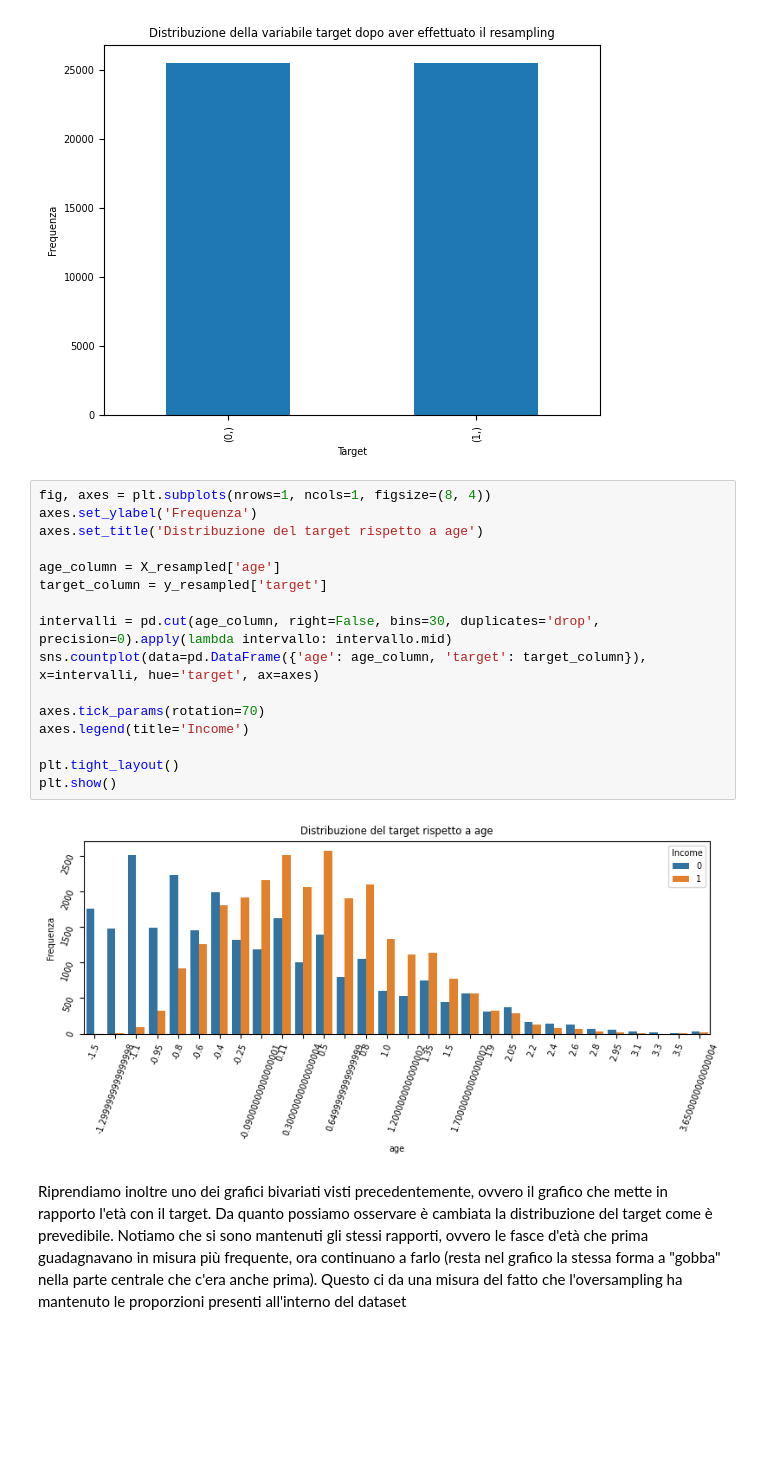
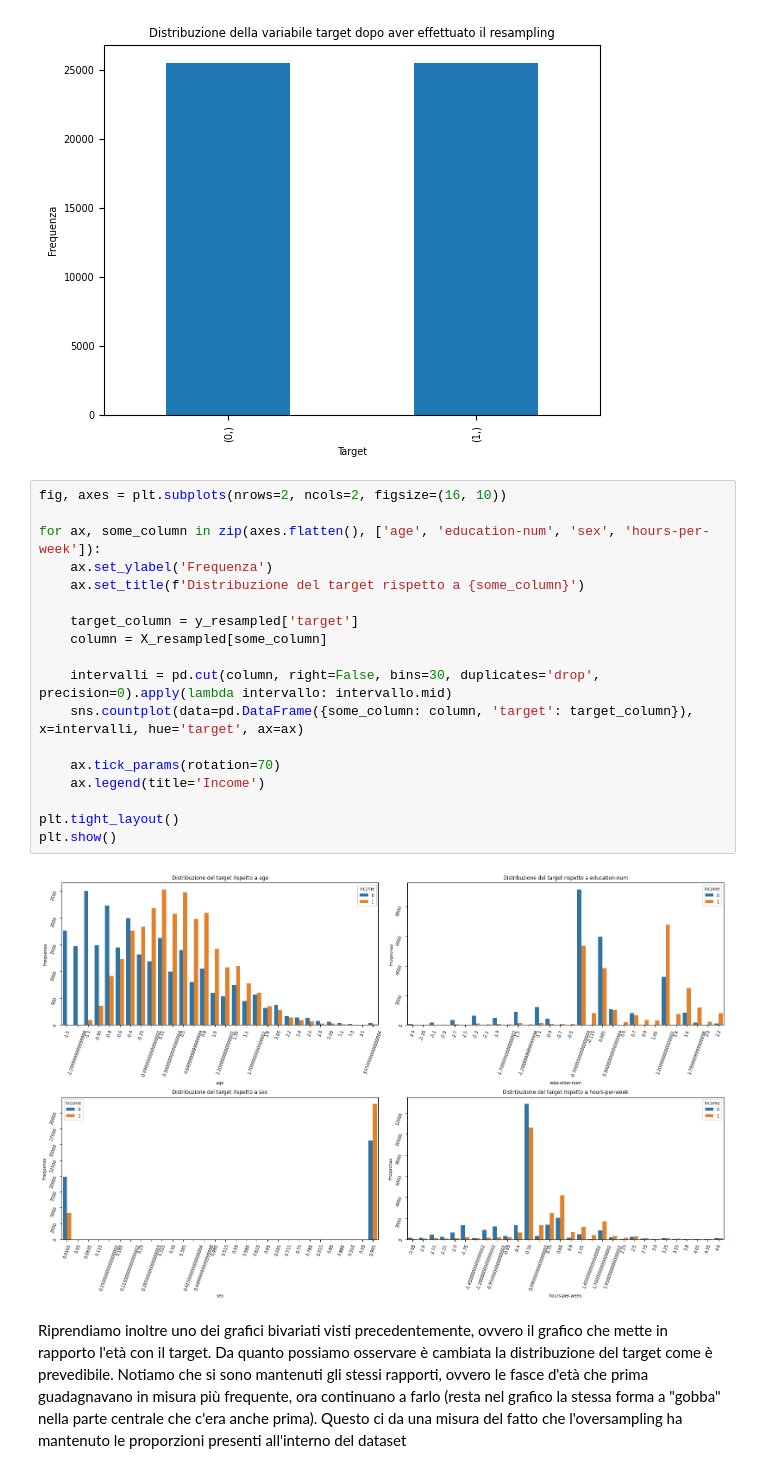
Before and after one commit to NicoSanse/ML_Project, a Jupyter notebook: Project.ipynb, the cells around one changed output. Cells and saved outputs as stored; diff of their text form; blank space fills up the shorter version.

```diff
--- a/Project.ipynb
+++ b/Project.ipynb
@@ -1203,23 +1203,25 @@ target
 Name: count, dtype: int64
 [figure]
 # %%
-fig, axes = plt.subplots(nrows=1, ncols=1, figsize=(8, 4))
-axes.set_ylabel('Frequenza')
-axes.set_title('Distribuzione del target rispetto a age')
+fig, axes = plt.subplots(nrows=2, ncols=2, figsize=(16, 10))
 
-age_column = X_resampled['age']
-target_column = y_resampled['target']
+for ax, some_column in zip(axes.flatten(), ['age', 'education-num', 'sex', 'hours-per-week']):
+    ax.set_ylabel('Frequenza')
+    ax.set_title(f'Distribuzione del target rispetto a {some_column}')
 
-intervalli = pd.cut(age_column, right=False, bins=30, duplicates='drop', precision=0).apply(lambda intervallo: intervallo.mid)
-sns.countplot(data=pd.DataFrame({'age': age_column, 'target': target_column}), x=intervalli, hue='target', ax=axes)
+    target_column = y_resampled['target']
+    column = X_resampled[some_column]
 
-axes.tick_params(rotation=70)
-axes.legend(title='Income')
+    intervalli = pd.cut(column, right=False, bins=30, duplicates='drop', precision=0).apply(lambda intervallo: intervallo.mid)
+    sns.countplot(data=pd.DataFrame({some_column: column, 'target': target_column}), x=intervalli, hue='target', ax=ax)
+
+    ax.tick_params(rotation=70)
+    ax.legend(title='Income')
 
 plt.tight_layout()
 plt.show()
 # %% [output]
-[figure, old version]
+[figure, new version]
 # %% [markdown]
 Riprendiamo inoltre uno dei grafici bivariati visti precedentemente, ovvero il grafico che mette in rapporto l'età con il target. Da quanto possiamo osservare è cambiata la distribuzione del target come è prevedibile. Notiamo che si sono mantenuti gli stessi rapporti, ovvero le fasce d'età che prima guadagnavano in misura più frequente, ora continuano a farlo (resta nel grafico la stessa forma a "gobba" nella parte centrale che c'era anche prima). Questo ci da una misura del fatto che l'oversampling ha mantenuto le proporzioni presenti all'interno del dataset
 # %% [markdown]
```
Also changed, not shown: parts of 5 cells of this notebook, 1 other file.
